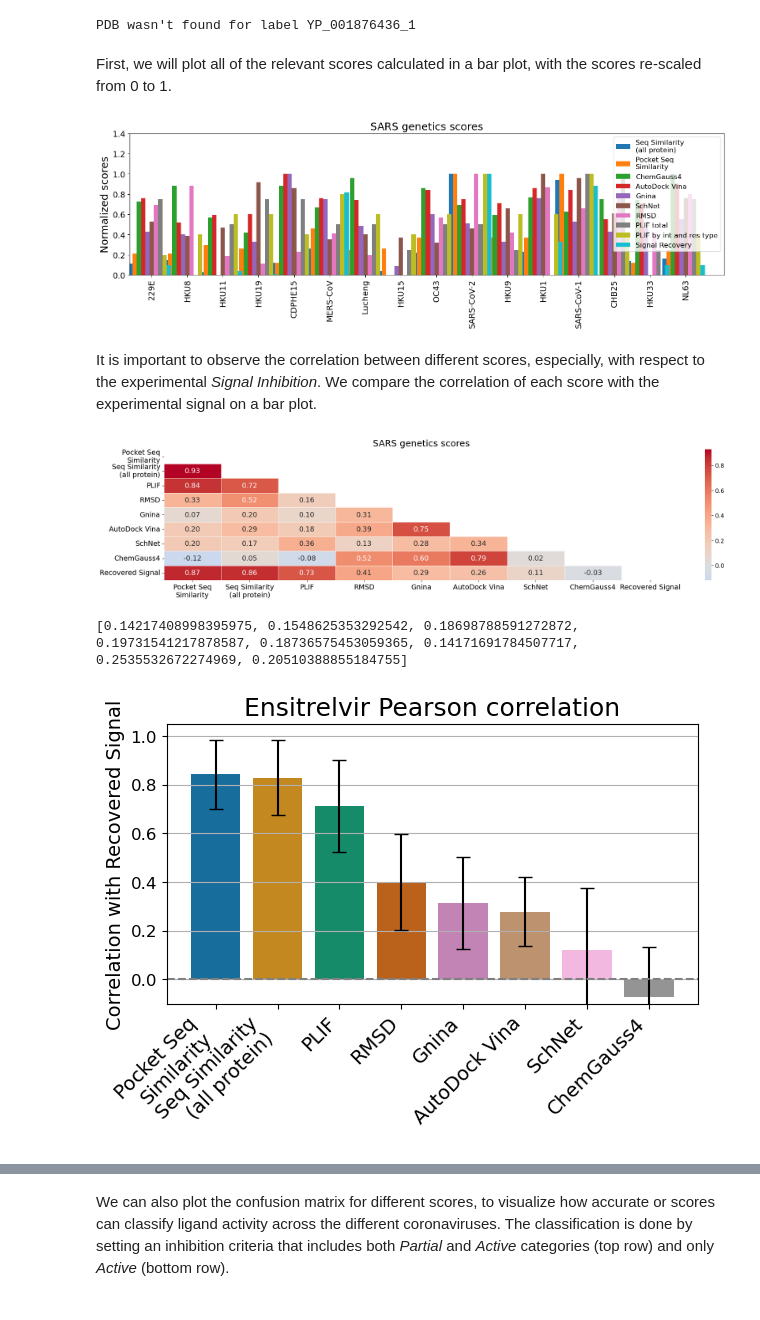
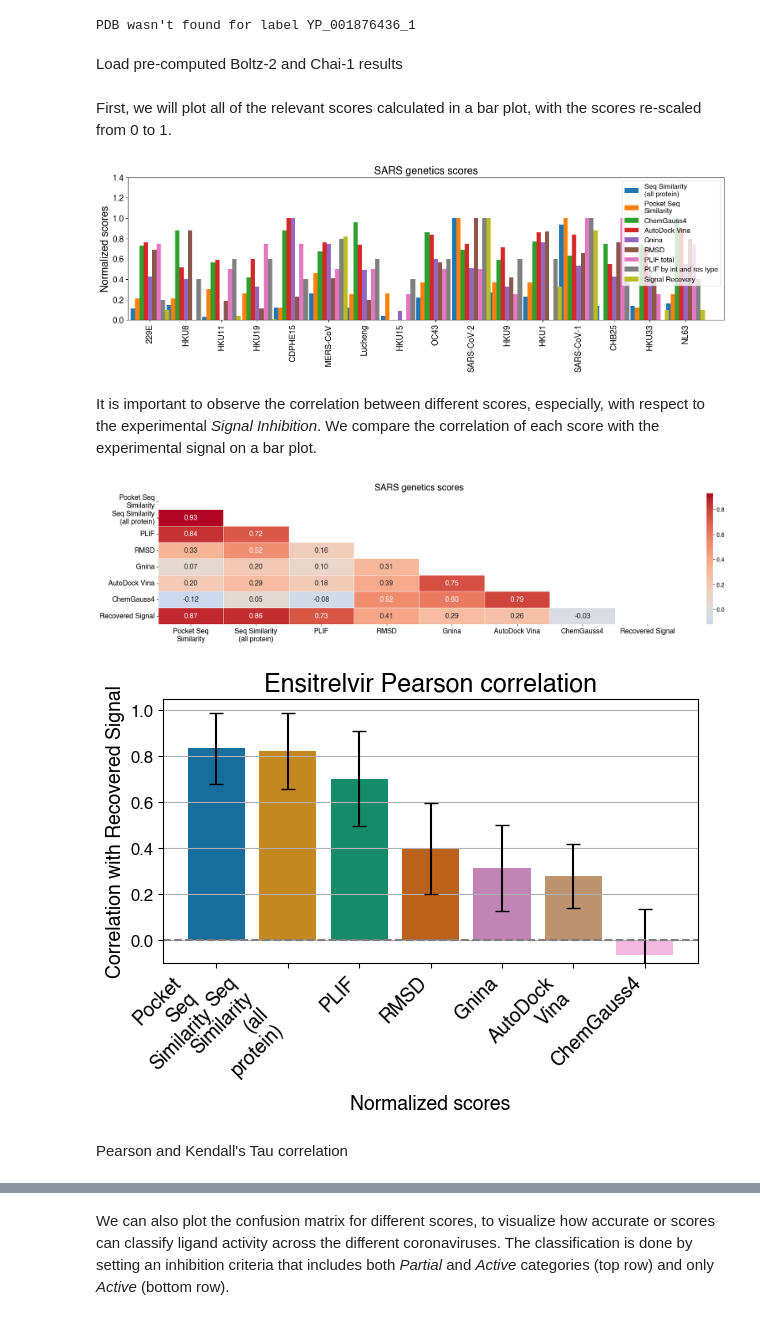
Before and after one commit to choderalab/broad-spectrum-asap-paper, a Jupyter notebook: score_ensitrelvir_spectrum.ipynb, the cells around one changed output, grey strips where cells are left out. Cells and saved outputs as stored; diff of their text form; code cells hidden in the pictures.

```diff
--- a/score_ensitrelvir_spectrum.ipynb
+++ b/score_ensitrelvir_spectrum.ipynb
@@ -222,0 +244,2 @@ PDB wasn't found for label YP_001876436_1
+# %% [markdown]
+Load pre-computed Boltz-2 and Chai-1 results
@@ -228,7 +263,6 @@ col_labels = ['blast-scores',
               'docking-score-POSIT',
               'Vina-score-premin',
               'CNN_dock_affinity',
-              'computed-SchNet-pIC50',
               'RMSD',
               'ByTotalInteractions',
               'ByInteractionTypeAndResidueType',
@@ -239,7 +273,6 @@ score_labels = ['Seq Similarity\n(all protein)',
                 'ChemGauss4',
                 'AutoDock Vina',
                 'Gnina',
-                'SchNet',
                 'RMSD',
                 'PLIF total',
                 'PLIF by int and res type',
@@ -253,25 +286,26 @@ fig = plot_bar_scores_in_df(df_all, target_labels=df_all['blast-descriptor'],
                             title='SARS genetics scores', yrange=[0, 1.4],
                             ylabel='Normalized scores', figsize=(15,5.), label_bars=False, bar_width=0.12)
 # %% [output]
-[figure, old version]
+[figure, new version]
 # %% [markdown]
 It is important to observe the correlation between different scores, especially, with respect to the experimental *Signal Inhibition*. We compare the correlation of each score with the experimental signal on a bar plot.
 # %%
 df = df_all.copy()
-df = df[['Bsite-seq-identity', 'blast-scores', 'ByInteractionTypeAndResidueType', 'RMSD', 'CNN_dock_affinity', 'Vina-score-premin', 'computed-SchNet-pIC50', 'docking-score-POSIT', 'signal']]
+df = df[['Bsite-seq-identity', 'blast-scores', 'ByInteractionTypeAndResidueType', 'RMSD', 'CNN_dock_affinity', 'Vina-score-premin', 'docking-score-POSIT', 'signal',]]
 df['docking-score-POSIT'] = df['docking-score-POSIT'].apply(lambda x: -x)
 df['Vina-score-premin'] = df['Vina-score-premin'].apply(lambda x: -x)
 df = df.rename(columns={'blast-scores': 'Seq Similarity\n(all protein)', 'Bsite-seq-identity': 'Pocket Seq\nSimilarity',
                         'ByInteractionTypeAndResidueType': 'PLIF', 'docking-score-POSIT': 'ChemGauss4', 'Vina-score-premin': 'AutoDock Vina',
-                        'CNN_dock_affinity': 'Gnina', 'computed-SchNet-pIC50': 'SchNet', 'signal': 'Recovered Signal'})
+                        'CNN_dock_affinity': 'Gnina',
+                        'signal': 'Recovered Signal'})
 fig = plot_score_correlation(df, 'blast-descriptor', 'signal', 'SARS genetics scores', [-0.05, 1.05], 'Signal Inhibition', 'Normalized scores',
                   figsize=(17.5,4.5), type='heatmap')
 # %% [output]
-[figure, old version]
+[figure, new version]
 # %%
 fig, ax = plot_score_correlation(df, 'blast-descriptor', 'Recovered Signal', 'Ensitrelvir Pearson correlation', yrange=[-0.1, 1.05], ylabel='Signal Inhibition', xlabel='Normalized scores',
-                  figsize=(6,4.5), type='bars', error_type='var', color_palette='colorblind')
-#fig.savefig("/Users/castelm3/Documents/Github/asapdiscovery_orig/local/SARS_genetics/correlation_all.pdf", bbox_inches='tight')
+                  figsize=(6,4.5), type='bars', error_type='var', color_palette='colorblind', correlation='Pearson')
 # %% [output]
-[0.14217408998395975, 0.1548625353292542, 0.18698788591272872, 0.19731541217878587, 0.18736575453059365, 0.14171691784507717, 0.2535532672274969, 0.20510388855184755]
-[figure, old version]
+[figure, new version]
+# %% [markdown]
+Pearson and Kendall's Tau correlation
```
Also changed, not shown: parts of 22 cells of this notebook, 12 other files.
